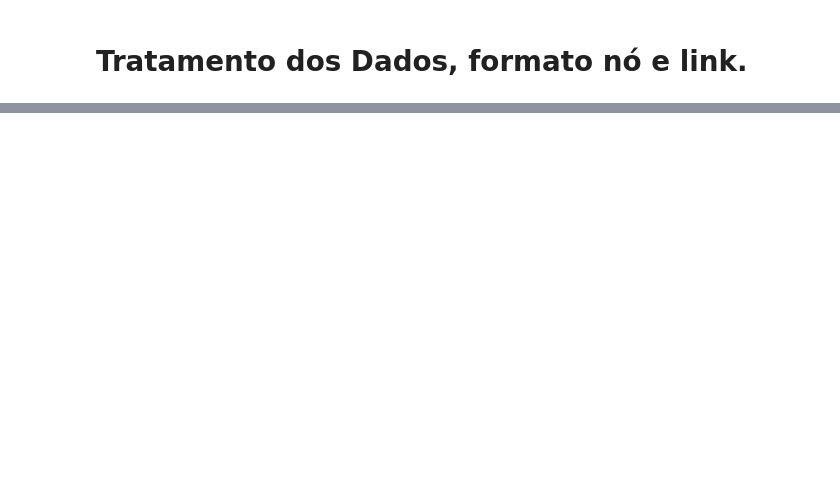
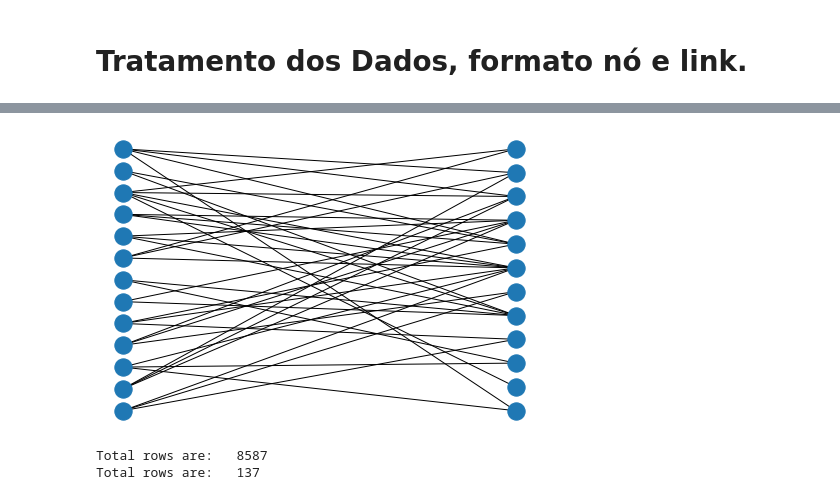
Before and after one commit to maisausp/grafos, a Jupyter notebook: Trabalho Final.ipynb, the cells around one changed output, grey strips where cells are left out. Saved outputs shown, nothing was run; the diff lists cells and outputs as text; code cells hidden in the pictures; blank space fills up the shorter version.

Commit message:
sqlite nodes e links

```diff
--- a/Trabalho Final.ipynb
+++ b/Trabalho Final.ipynb
@@ -114,3 +144,47 @@ Progresso:  700
 # %%
 cursor_grafo.close()
 cursor_so.close()
+# %%
+import networkx as nx
+from networkx.algorithms import bipartite
+import matplotlib.pyplot as plt
+
+classInput = '123\n14567\n128\n589\n1ab\n259b\n58c\n78\n169\n7a\n27\n13c\n178'
+
+lines = classInput.split('\n')
+
+classNet = nx.Graph()
+i = 1
+for line in lines:
+  node = 's'+str(i)
+  classNet.add_node(node, bipartite=0)
+  for j in range(len(line)):
+    neigh = 'h' + line[j]
+    classNet.add_edge(node, neigh)
+  i += 1
+people = nx.bipartite.sets(classNet)[0]
+hobbies = nx.bipartite.sets(classNet)[1]
+pos = nx.bipartite_layout(classNet, people)
+nx.draw(classNet, pos)
+# %% [output]
+[figure, added]
+# %%
+conn = sqlite3.connect('dados/nodes_links.db', timeout=10)
+cursor_so = conn.cursor()
+
+# Select das tags
+query = """SELECT * from LINK"""
+cursor_so.execute(query)
+rows = cursor_so.fetchall()
+total = len(rows)
+print("Total rows are:  ", total)
+
+# Select das tags
+query = """SELECT * from NODE"""
+cursor_so.execute(query)
+rows = cursor_so.fetchall()
+total = len(rows)
+print("Total rows are:  ", total)
+# %% [output]
+Total rows are:   8587
+Total rows are:   137
```
Also changed, not shown: parts of 5 cells of this notebook, 1 other file.
